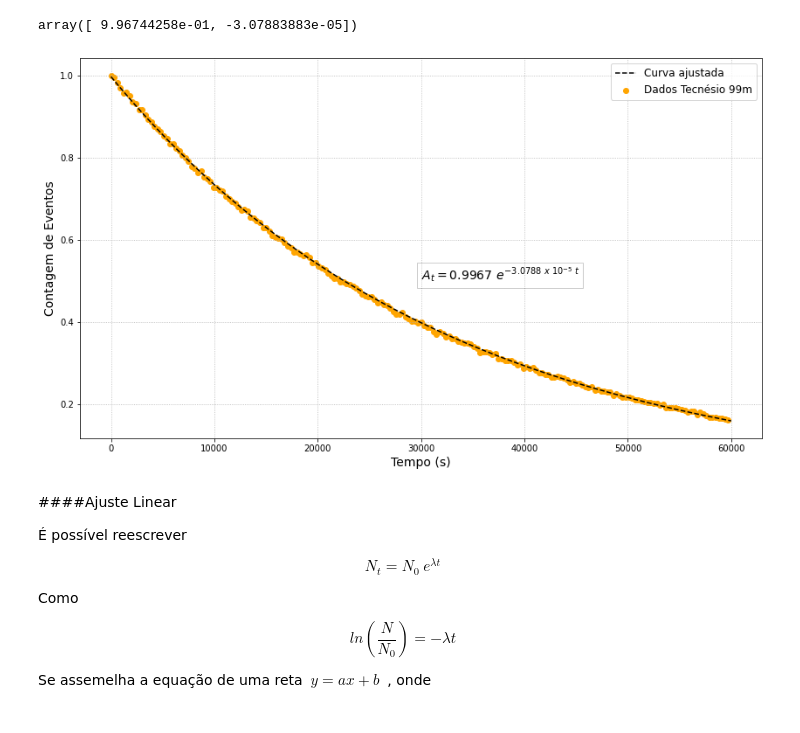
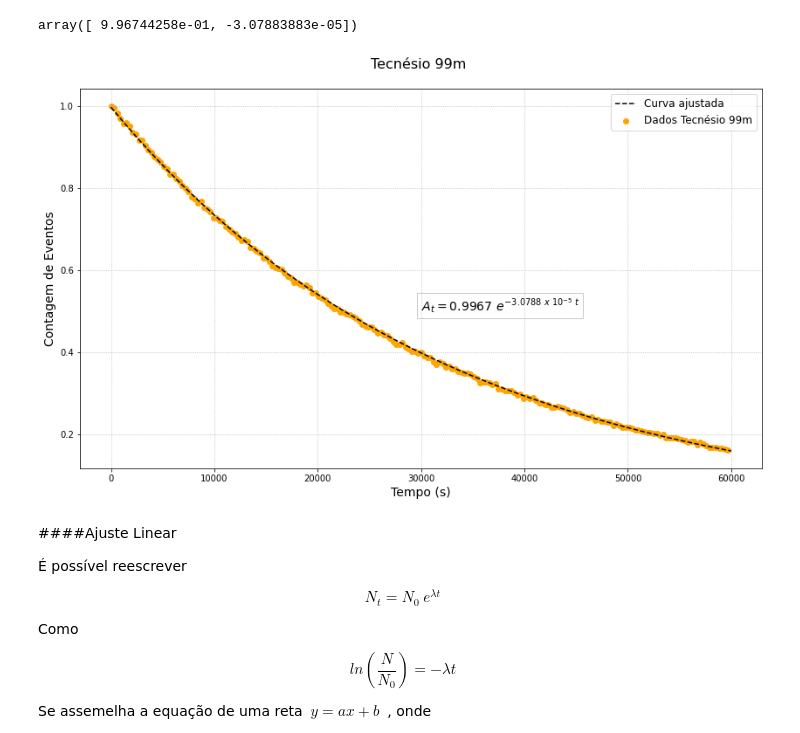
Before and after one commit to goulartsursula/DisciplinasUERJ, a Jupyter notebook: Estrutura da Materia 3/MeiaVida_Tecnesio99m.ipynb, the cells around one changed output. Drawn from its saved outputs; the diff is of its cells as text; code cells hidden in the pictures.

```diff
--- a/Estrutura da Materia 3/MeiaVida_Tecnesio99m.ipynb
+++ b/Estrutura da Materia 3/MeiaVida_Tecnesio99m.ipynb
@@ -59,7 +69,7 @@ t0 = 170100
 contcor0 = 60153.644444
 data['TempoCorrigido'] = data['tempo'] -t0
 data['ContagemCorrigida'] = (data['contagem'] - media_bk)/contcor0
-data['LogTaxaMedia'] = np.log10(data['ContagemCorrigida'])
+data['LogTaxaMedia'] = np.log(data['ContagemCorrigida'])
 
 data.head()
 # %% [output]
@@ -106,16 +116,17 @@ array([ 9.96744258e-01, -3.07883883e-05])
 # %%
 fig, ax = plt.subplots(1, figsize=(14,8))
 
 x_tc = np.linspace(0, 60000, num=200)
 plt.plot(x_tc, ajuste(x_tc, *popt_tc), linestyle='--', c='black', label='Curva ajustada')
 plt.scatter(data['TempoCorrigido'], data['ContagemCorrigida'], c='orange', label='Dados Tecnésio 99m')
+plt.title('Tecnésio 99m \n', fontsize='16')
 plt.xlabel('Tempo (s)', fontsize='14')
 plt.ylabel('Contagem de Eventos', fontsize='14')
 ax.text(30000.0, 0.5, '$A_t = 0.9967 \ e^{-3.0788 \ x \ 10^{-5} \ t}$',fontsize=14, bbox = dict(boxstyle='square', fc='none', ec='black',alpha=0.2))
 plt.legend(fontsize='12')
 plt.grid(linestyle='dotted')
 # %% [output]
-[figure, old version]
+[figure, new version]
 # %% [markdown]
 ####Ajuste Linear
 
```
Also changed, not shown: parts of 11 cells of this notebook.
